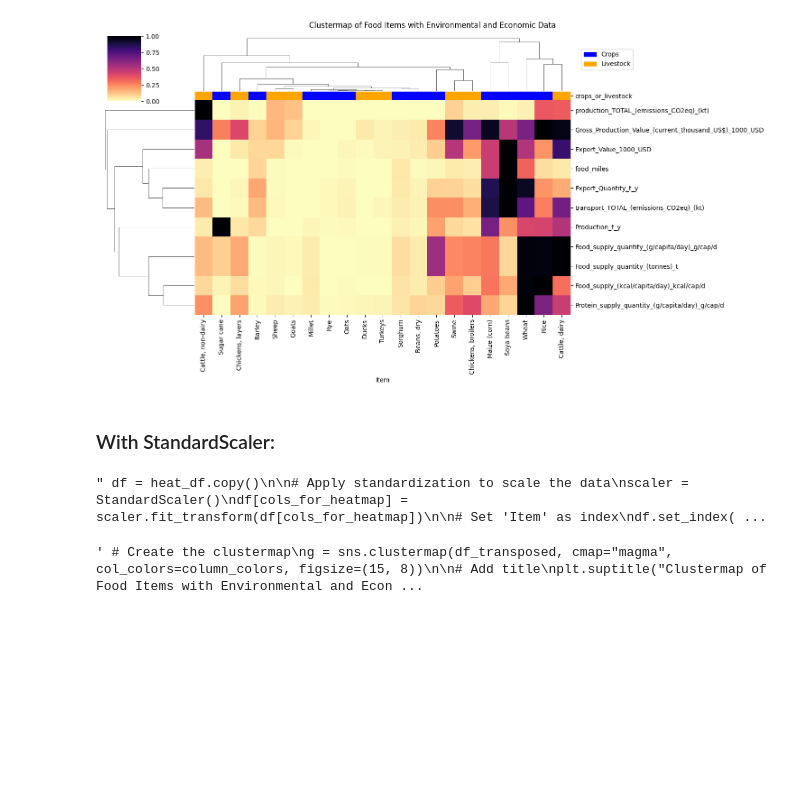
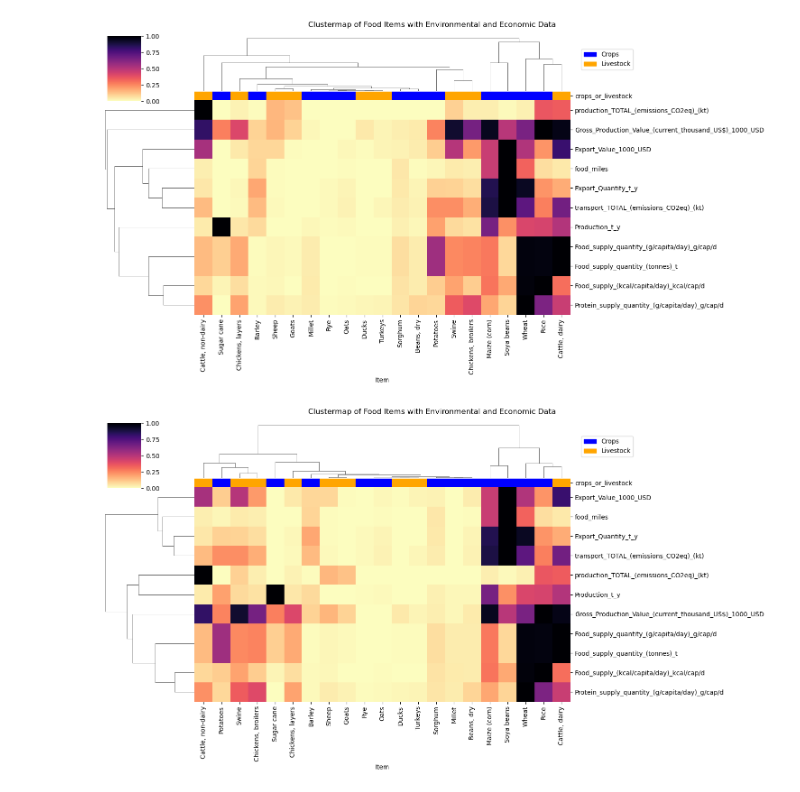
Before and after one commit to ezemriv/FAO-Food-CO2-Footprint, a Jupyter notebook: full_food_dataset_creation/02_Hierach_clustering_food_items.ipynb, the cells around one changed output. Saved outputs shown, nothing was run; the diff lists cells and outputs as text; code cells hidden in the pictures; blank space fills up the shorter version.

Commit message:
testing clusterings

```diff
--- a/full_food_dataset_creation/02_Hierach_clustering_food_items.ipynb
+++ b/full_food_dataset_creation/02_Hierach_clustering_food_items.ipynb
@@ -109,39 +109,20 @@ plt.savefig('../plots/food_items_hierch_clustering_heatmap.png', dpi=300, bbox_i
 plt.show()
 # %% [output]
 [figure]
-# %% [markdown]
-### With StandardScaler:
-# %%
-""" df = heat_df.copy()
-
-# Apply standardization to scale the data
-scaler = StandardScaler()
-df[cols_for_heatmap] = scaler.fit_transform(df[cols_for_heatmap])
-
-# Set 'Item' as index
-df.set_index('Item', inplace=True)
-
-# Transpose the DataFrame for the heatmap
-df_transposed = df.drop('crops_or_livestock', axis=1).transpose()
-
-# Create a color palette for the 'crops_or_livestock' column
-lut = {'crops': 'blue', 'livestock': 'orange'}
-column_colors = df['crops_or_livestock'].map(lut) """
-# %% [output]
-" df = heat_df.copy()\n\n# Apply standardization to scale the data\nscaler = StandardScaler()\ndf[cols_for_heatmap] = scaler.fit_transform(df[cols_for_heatmap])\n\n# Set 'Item' as index\ndf.set_index( ...
 # %%
-""" # Create the clustermap
-g = sns.clustermap(df_transposed, cmap="magma", col_colors=column_colors, figsize=(15, 8))
+# Create the clustermap
+g = sns.clustermap(df_transposed, cmap="magma_r", col_colors=column_colors, figsize=(15, 8), method='ward')
 
 # Add title
 plt.suptitle("Clustermap of Food Items with Environmental and Economic Data", y=1.02)
 
 # Create legend patches
 legend_patches = [mpatches.Patch(color='blue', label='Crops'), mpatches.Patch(color='orange', label='Livestock')]
 
 # Add legend to the plot
 plt.legend(handles=legend_patches, loc='upper left', bbox_to_anchor=(14, 0.8), borderaxespad=0.)
 
-plt.show() """
+plt.savefig('../plots/food_items_hierch_clustering_heatmap.png', dpi=300, bbox_inches='tight')
+plt.show()
 # %% [output]
-' # Create the clustermap\ng = sns.clustermap(df_transposed, cmap="magma", col_colors=column_colors, figsize=(15, 8))\n\n# Add title\nplt.suptitle("Clustermap of Food Items with Environmental and Econ ...
+[figure, added]
```
Also changed, not shown: parts of 3 cells of this notebook, 1 other file.
